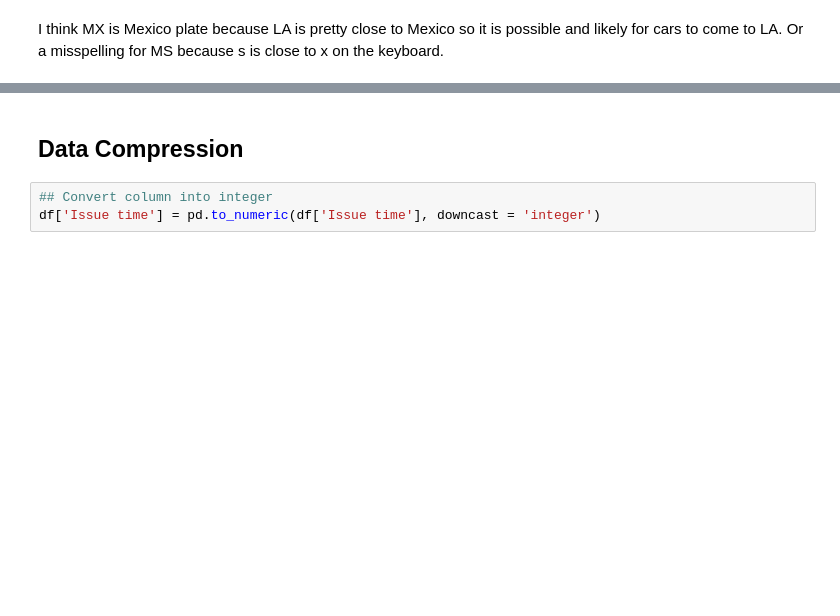
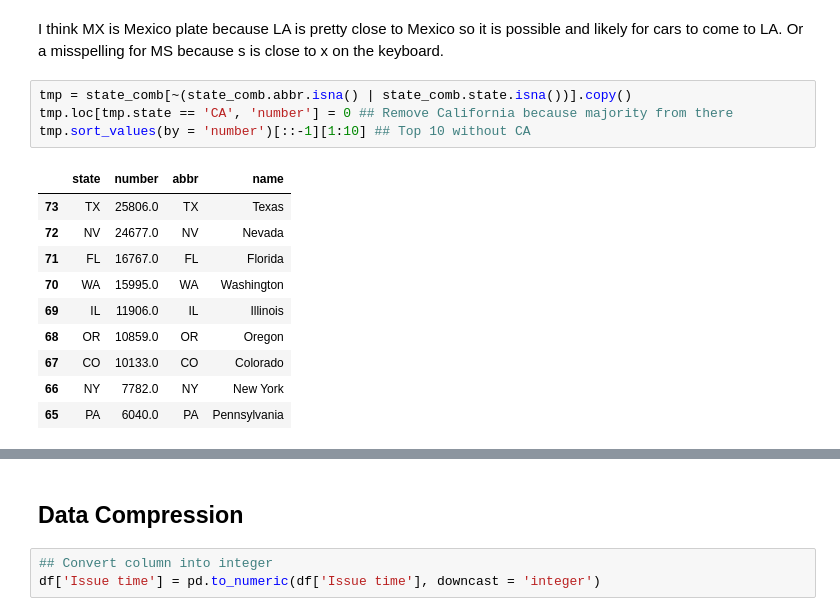
Before and after one commit to jachen36/2018_la_parking_citation, a Jupyter notebook: cleaning.ipynb, the cells around one changed output, grey strips where cells are left out. Drawn from its saved outputs; the diff is of its cells as text; blank space fills up the shorter version.

```diff
--- a/cleaning.ipynb
+++ b/cleaning.ipynb
@@ -272,2 +320,17 @@ array(['|', 'NF', 'YU', 'PE', 'NW', 'TT', 'CZ', 'NS', 'XX', 'SA', 'NB',
 # %% [markdown]
 I think MX is Mexico plate because LA is pretty close to Mexico so it is possible and likely for cars to come to LA. Or a misspelling for MS because s is close to x on the keyboard.
+# %%
+tmp = state_comb[~(state_comb.abbr.isna() | state_comb.state.isna())].copy()
+tmp.loc[tmp.state == 'CA', 'number'] = 0 ## Remove California because majority from there
+tmp.sort_values(by = 'number')[::-1][1:10] ## Top 10 without CA
+# %% [output]
+|  | state | number | abbr | name |
+| 73 | TX | 25806.0 | TX | Texas |
+| 72 | NV | 24677.0 | NV | Nevada |
+| 71 | FL | 16767.0 | FL | Florida |
+| 70 | WA | 15995.0 | WA | Washington |
+| 69 | IL | 11906.0 | IL | Illinois |
+| 68 | OR | 10859.0 | OR | Oregon |
+| 67 | CO | 10133.0 | CO | Colorado |
+| 66 | NY | 7782.0 | NY | New York |
+| 65 | PA | 6040.0 | PA | Pennsylvania |
```
Also changed, not shown: parts of 36 cells of this notebook, 3 other files.
